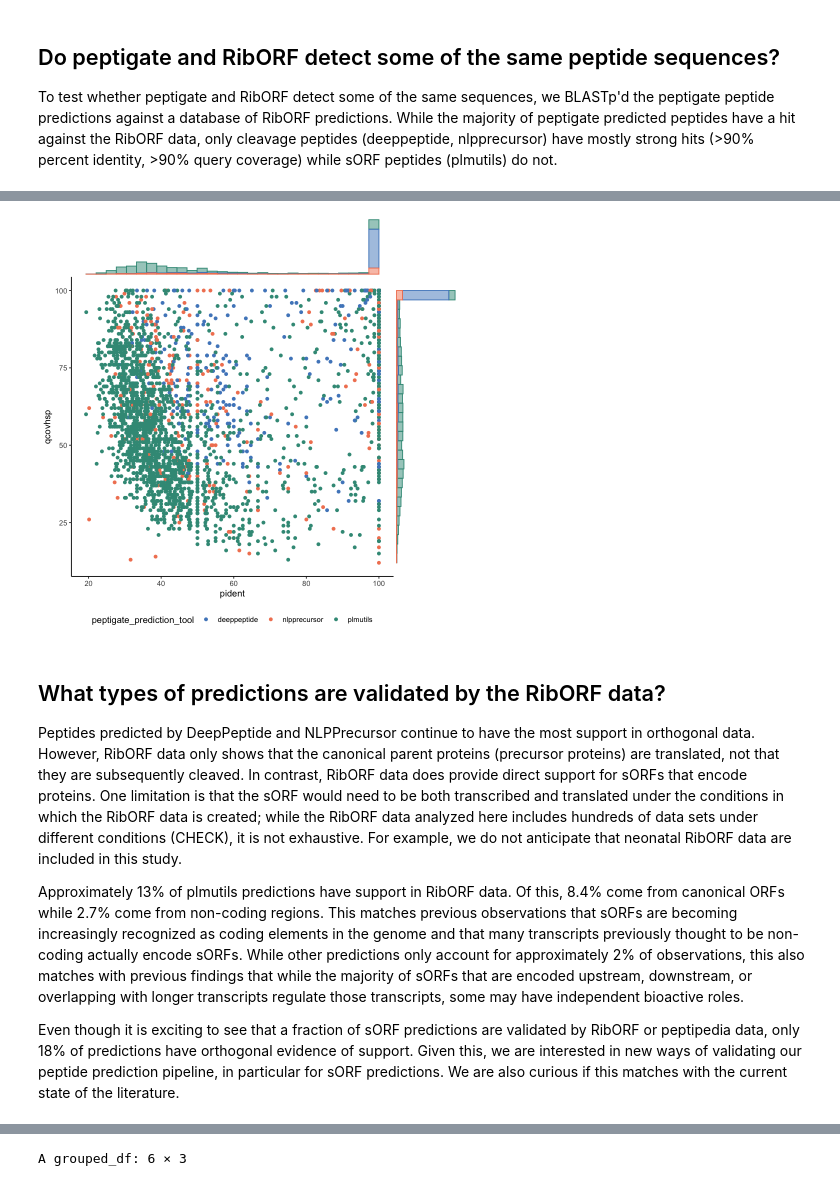
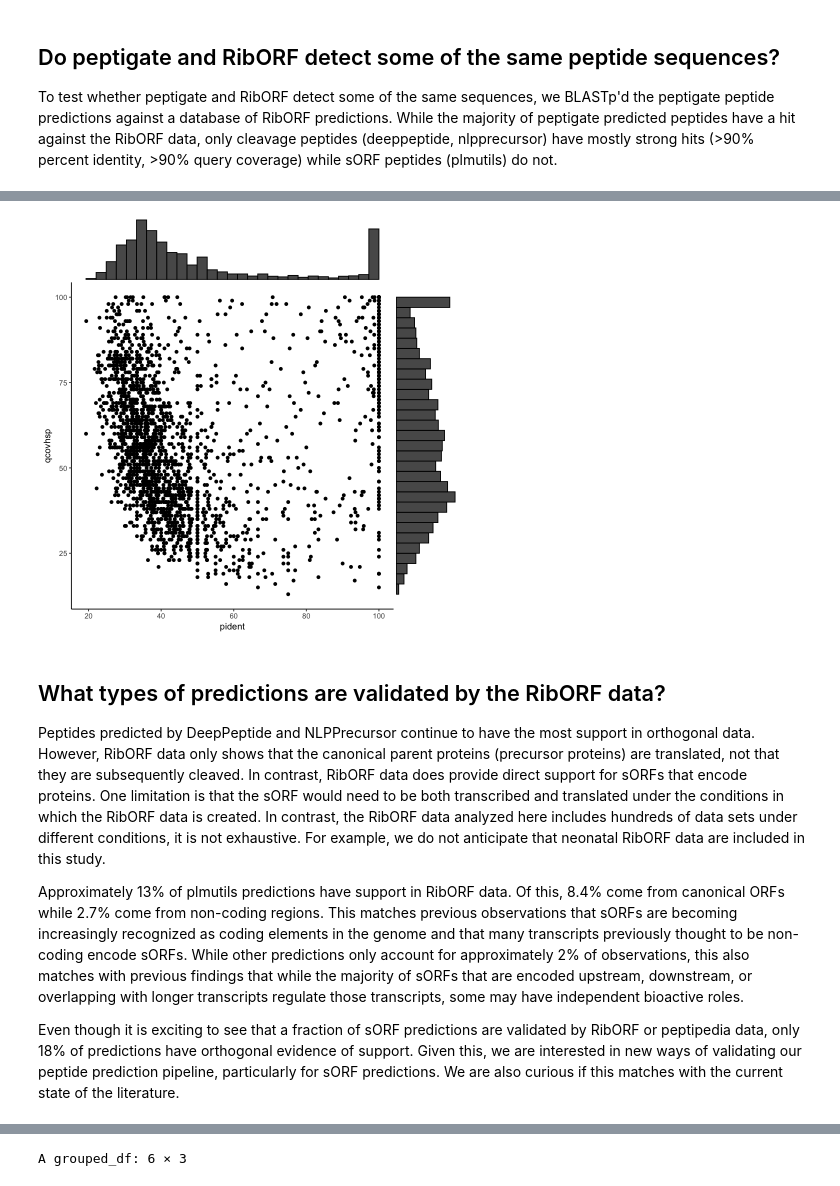
Before and after one commit to Arcadia-Science/2024-peptigate-evaluation, a Jupyter notebook: evaluation/riborf/20240329-peptigate-vs-riborf-predictions.ipynb, the cells around one changed output, grey strips where cells are left out. Drawn from its saved outputs; the diff is of its cells as text; code cells hidden in the pictures.

```diff
--- a/evaluation/riborf/20240329-peptigate-vs-riborf-predictions.ipynb
+++ b/evaluation/riborf/20240329-peptigate-vs-riborf-predictions.ipynb
@@ -164,34 +155,38 @@ blastp <- blastp %>%
          -riborf_thickEnd, -riborf_itemRgb, -riborf_blockCount, -riborf_blockSizes,
          -riborf_blockStarts, -riborf_translated_length)
 # %%
-# filter to distinct sequences
+# filter to distinct sequences (not guaranteed distinct after join)
 blastp_distinct <- blastp %>%
   select(-qseqid, -sseqid) %>%
   distinct()
+
+# filter to sORF sequences
+blastp_distinct_sorf <- blastp_distinct %>%
+  filter(peptigate_prediction_tool == "plmutils")
 # %%
-plt1 <- ggplot(blastp_distinct, aes(x = pident, y = qcovhsp, color = peptigate_prediction_tool)) +
+plt1 <- ggplot(blastp_distinct_sorf, aes(x = pident, y = qcovhsp)) +
   geom_point() +
   theme_classic() +
-  theme(legend.position = "bottom") +
-  scale_color_arcadia()
+  theme(legend.position = "bottom")
 
-ggMarginal(plt1, type = "histogram", groupColour = T, groupFill = T)
+ggMarginal(plt1, type = "histogram")
 # %% [output]
-[figure, old version]
+[figure, new version]
 # %% [markdown]
 ## What types of predictions are validated by the RibORF data?
 
 Peptides predicted by DeepPeptide and NLPPrecursor continue to have the most support in orthogonal data.
 However, RibORF data only shows that the canonical parent proteins (precursor proteins) are translated, not that they are subsequently cleaved.
 In contrast, RibORF data does provide direct support for sORFs that encode proteins.
-One limitation is that the sORF would need to be both transcribed and translated under the conditions in which the RibORF data is created; while the RibORF data analyzed here includes hundreds of data sets under different conditions (CHECK), it is not exhaustive.
+One limitation is that the sORF would need to be both transcribed and translated under the conditions in which the RibORF data is created.
+In contrast, the RibORF data analyzed here includes hundreds of data sets under different conditions, it is not exhaustive.
 For example, we do not anticipate that neonatal RibORF data are included in this study.
 
 Approximately 13% of plmutils predictions have support in RibORF data.
 Of this, 8.4% come from canonical ORFs while 2.7% come from non-coding regions.
-This matches previous observations that sORFs are becoming increasingly recognized as coding elements in the genome and that many transcripts previously thought to be non-coding actually encode sORFs.
+This matches previous observations that sORFs are becoming increasingly recognized as coding elements in the genome and that many transcripts previously thought to be non-coding encode sORFs.
 While other predictions only account for approximately 2% of observations, this also matches with previous findings that while the majority of sORFs that are encoded upstream, downstream, or overlapping with longer transcripts regulate those transcripts, some may have independent bioactive roles.
 
 Even though it is exciting to see that a fraction of sORF predictions are validated by RibORF or peptipedia data, only 18% of predictions have orthogonal evidence of support.
-Given this, we are interested in new ways of validating our peptide prediction pipeline, in particular for sORF predictions.
+Given this, we are interested in new ways of validating our peptide prediction pipeline, particularly for sORF predictions.
 We are also curious if this matches with the current state of the literature.
```
Also changed, not shown: parts of 21 cells of this notebook, 2 other files.
